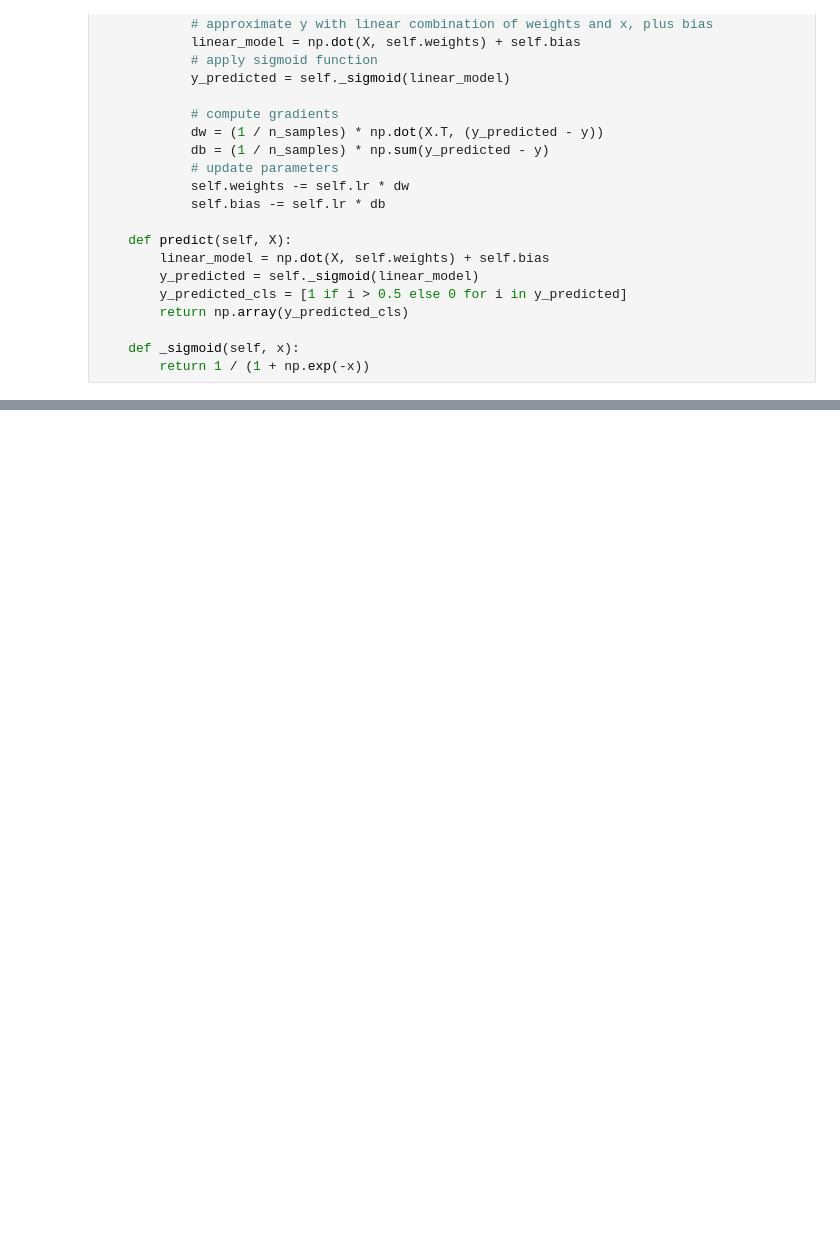
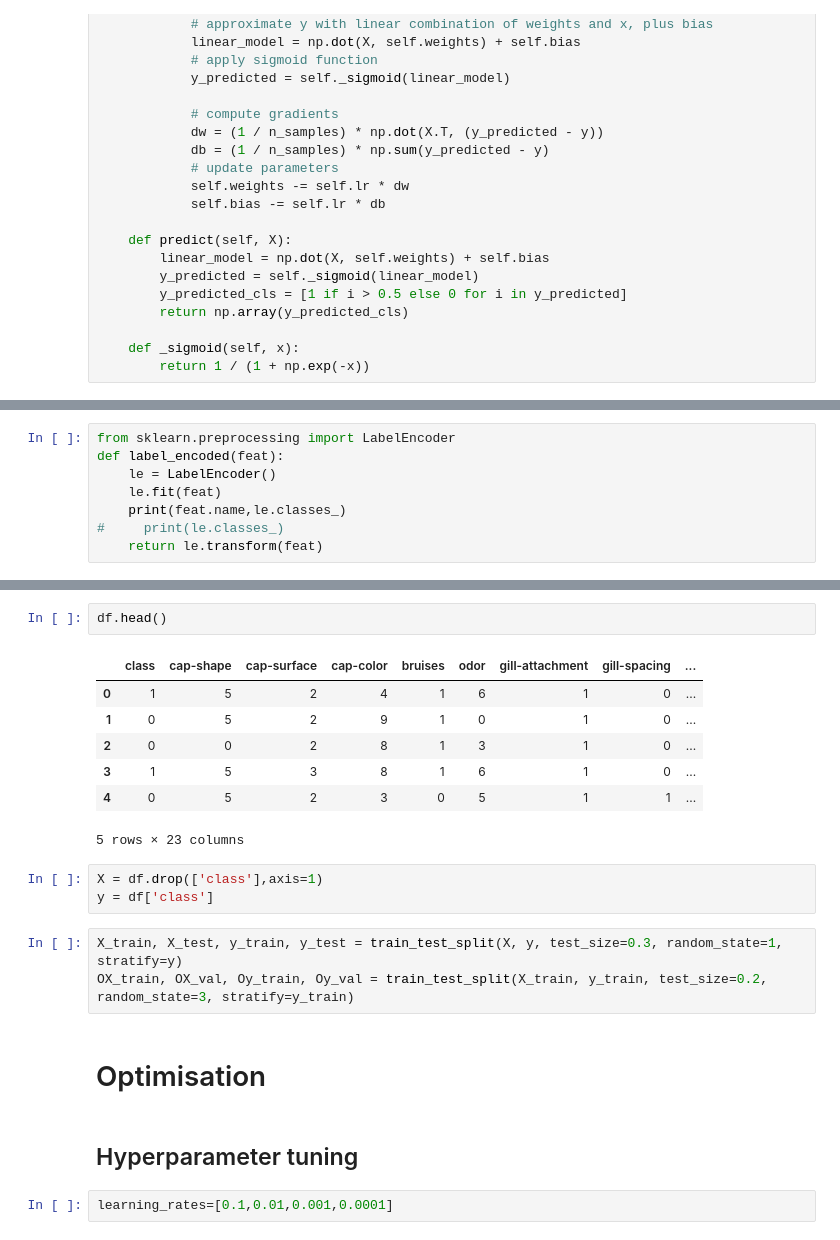
Before and after one commit to RossErskine/ML_Algorithms, a Jupyter notebook: Logistic regression.ipynb, the cells around one changed output, grey strips where cells are left out. Saved outputs shown, nothing was run; the diff lists cells and outputs as text; blank space fills up the shorter version.

```diff
--- a/Logistic regression.ipynb
+++ b/Logistic regression.ipynb
@@ -39,0 +92,8 @@ class LogisticRegression:
+# %%
+from sklearn.preprocessing import LabelEncoder
+def label_encoded(feat):
+    le = LabelEncoder()
+    le.fit(feat)
+    print(feat.name,le.classes_)
+#     print(le.classes_)
+    return le.transform(feat)
@@ -39,0 +121,22 @@ class LogisticRegression:
+# %%
+df.head()
+# %% [output]
+|  | class | cap-shape | cap-surface | cap-color | bruises | odor | gill-attachment | gill-spacing | ... |
+| 0 | 1 | 5 | 2 | 4 | 1 | 6 | 1 | 0 | ... |
+| 1 | 0 | 5 | 2 | 9 | 1 | 0 | 1 | 0 | ... |
+| 2 | 0 | 0 | 2 | 8 | 1 | 3 | 1 | 0 | ... |
+| 3 | 1 | 5 | 3 | 8 | 1 | 6 | 1 | 0 | ... |
+| 4 | 0 | 5 | 2 | 3 | 0 | 5 | 1 | 1 | ... |
+5 rows × 23 columns
+# %%
+X = df.drop(['class'],axis=1)
+y = df['class']
+# %%
+X_train, X_test, y_train, y_test = train_test_split(X, y, test_size=0.3, random_state=1, stratify=y)
+OX_train, OX_val, Oy_train, Oy_val = train_test_split(X_train, y_train, test_size=0.2, random_state=3, stratify=y_train)
+# %% [markdown]
+# Optimisation
+# %% [markdown]
+## Hyperparameter tuning
+# %%
+learning_rates=[0.1,0.01,0.001,0.0001]
```
Also changed, not shown: parts of 19 cells of this notebook.
